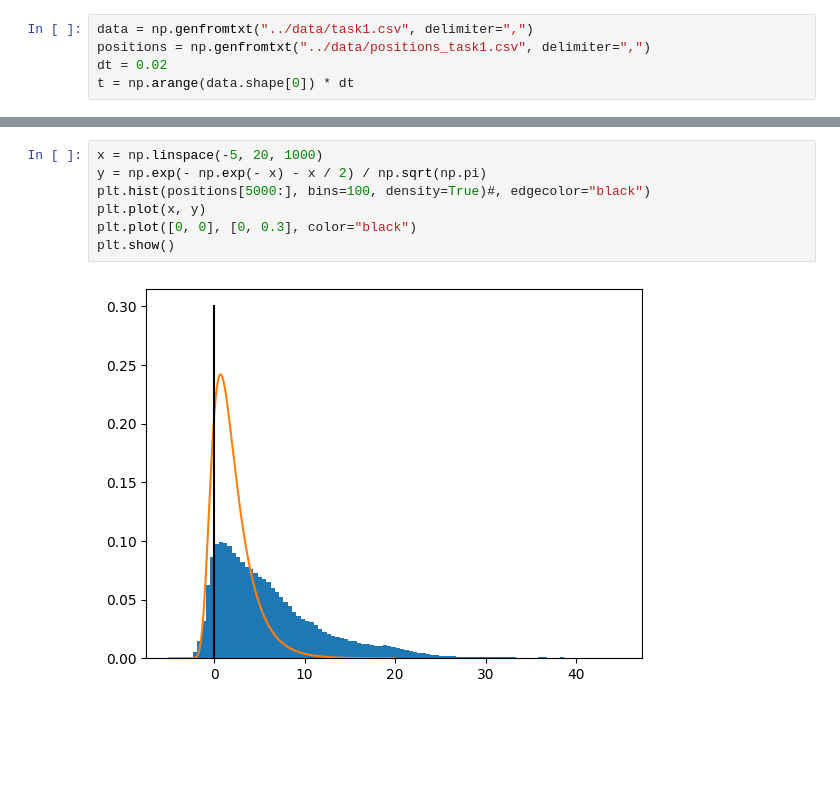
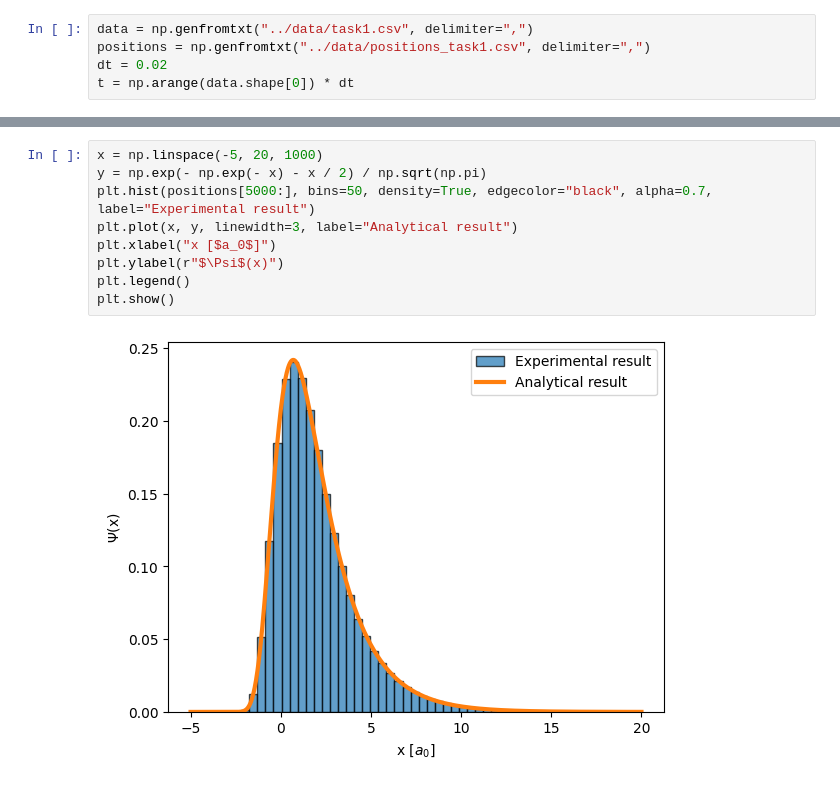
Before and after one commit to gujoh/compfys-h3, a Jupyter notebook: plotting/task1.ipynb, the cells around one changed output, grey strips where cells are left out. Drawn from its saved outputs; the diff is of its cells as text; blank space fills up the shorter version.

```diff
--- a/plotting/task1.ipynb
+++ b/plotting/task1.ipynb
@@ -31,12 +31,14 @@ plt.show()
 # %%
 x = np.linspace(-5, 20, 1000)
 y = np.exp(- np.exp(- x) - x / 2) / np.sqrt(np.pi)
-plt.hist(positions[5000:], bins=100, density=True)#, edgecolor="black")
-plt.plot(x, y)
-plt.plot([0, 0], [0, 0.3], color="black")
+plt.hist(positions[5000:], bins=50, density=True, edgecolor="black", alpha=0.7, label="Experimental result")
+plt.plot(x, y, linewidth=3, label="Analytical result")
+plt.xlabel("x [$a_0$]")
+plt.ylabel(r"$\Psi$(x)")
+plt.legend()
 plt.show()
 # %% [output]
-[figure, old version]
+[figure, new version]
 # %%
 print(positions[np.abs(positions) < 0.00000001].shape)
 print(np.min(np.abs(positions)))
```
Also changed, not shown: parts of 3 cells of this notebook, 3 other files.
